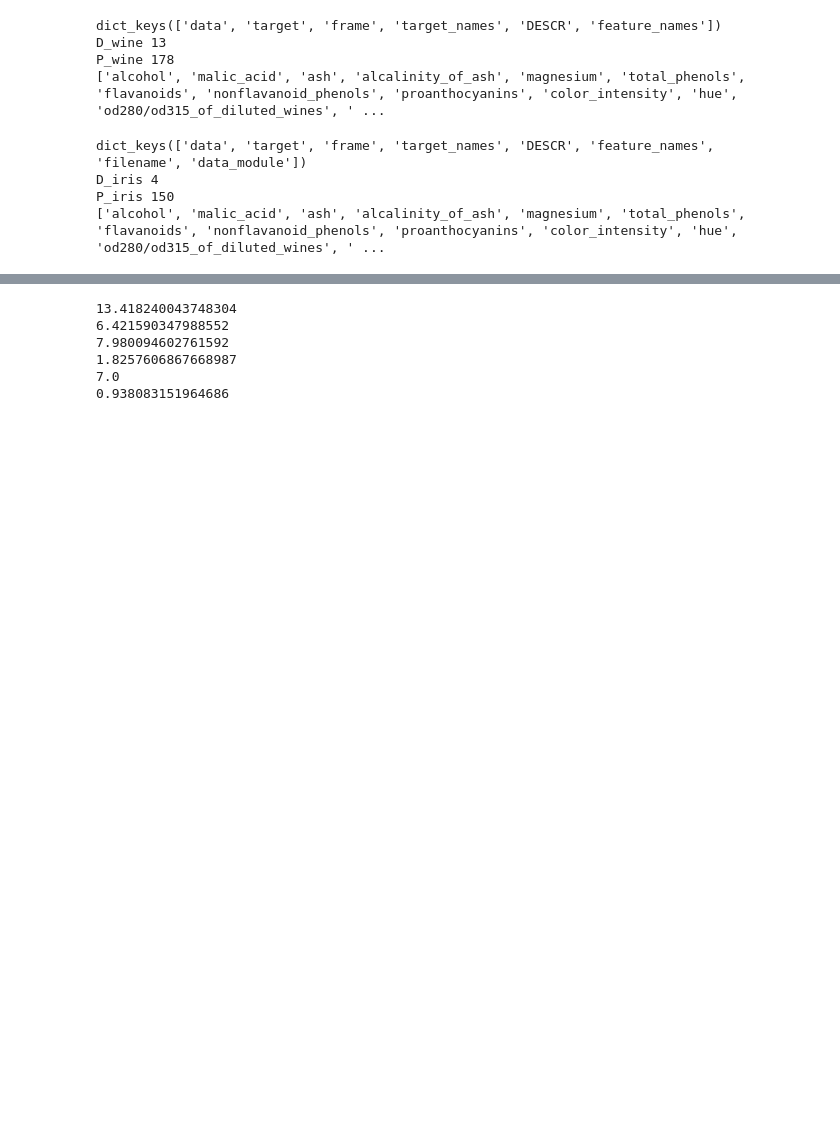
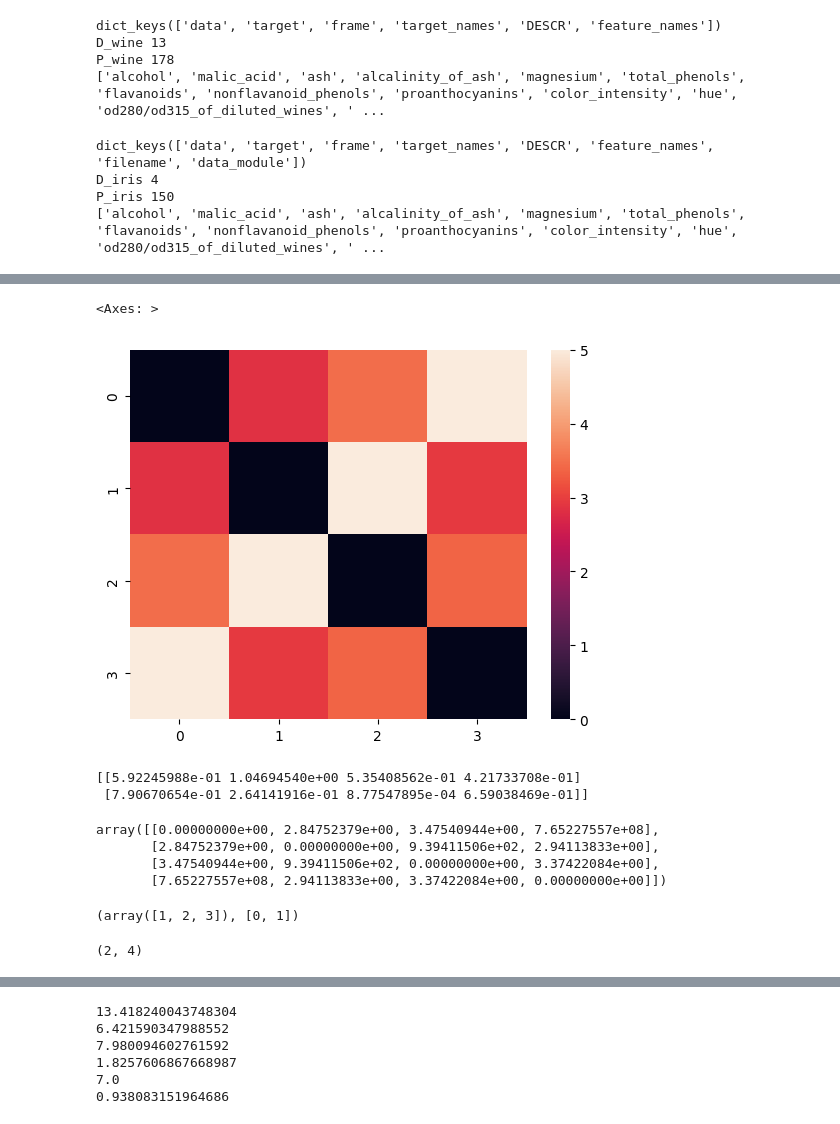
Before and after one commit to sjkoelle/isometry-pursuit, a Jupyter notebook: experiments/Figure2v2.ipynb, the cells around one changed output, grey strips where cells are left out. Drawn from its saved outputs; the diff is of its cells as text; code cells hidden in the pictures; blank space fills up the shorter version.

```diff
--- a/experiments/Figure2v2.ipynb
+++ b/experiments/Figure2v2.ipynb
@@ -94,0 +240,24 @@ len(np.where(np.asarray(losses ) > np.asarray(two_stage_losses))[0])
+# %%
+norms = np.zeros((data_transformed.shape[1],data_transformed.shape[1]))
+
+for i in range(data_transformed.shape[1]):
+    for j in range(data_transformed.shape[1]):
+        if j !=i:
+            norms[i,j] = isometry_loss(X[:,np.asarray([i,j])])
+# %%
+sns.heatmap(norms, vmin = 0, vmax= 5)
+# %% [output]
+<Axes: >
+[figure, added]
+# %%
+print(X)
+# %% [output]
+[[5.92245988e-01 1.04694540e+00 5.35408562e-01 4.21733708e-01]
+ [7.90670654e-01 2.64141916e-01 8.77547895e-04 6.59038469e-01]]
+# %%
+norms
+# %% [output]
+array([[0.00000000e+00, 2.84752379e+00, 3.47540944e+00, 7.65227557e+08],
+       [2.84752379e+00, 0.00000000e+00, 9.39411506e+02, 2.94113833e+00],
+       [3.47540944e+00, 9.39411506e+02, 0.00000000e+00, 3.37422084e+00],
+       [7.65227557e+08, 2.94113833e+00, 3.37422084e+00, 0.00000000e+00]])
@@ -94,0 +279,8 @@ len(np.where(np.asarray(losses ) > np.asarray(two_stage_losses))[0])
+# %%
+basis_pursuit_indices, output
+# %% [output]
+(array([1, 2, 3]), [0, 1])
+# %%
+X.shape
+# %% [output]
+(2, 4)
```
Also changed, not shown: parts of 34 cells of this notebook, 16 other files.
